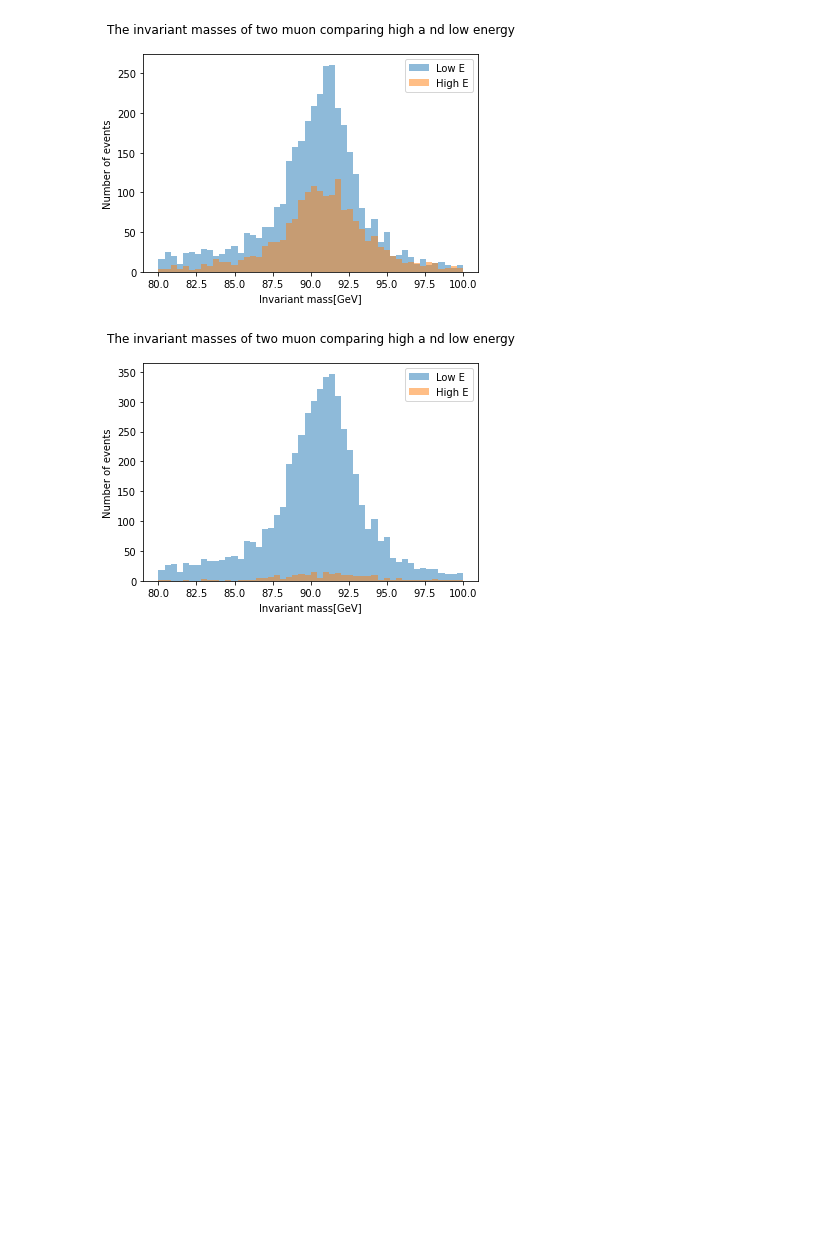
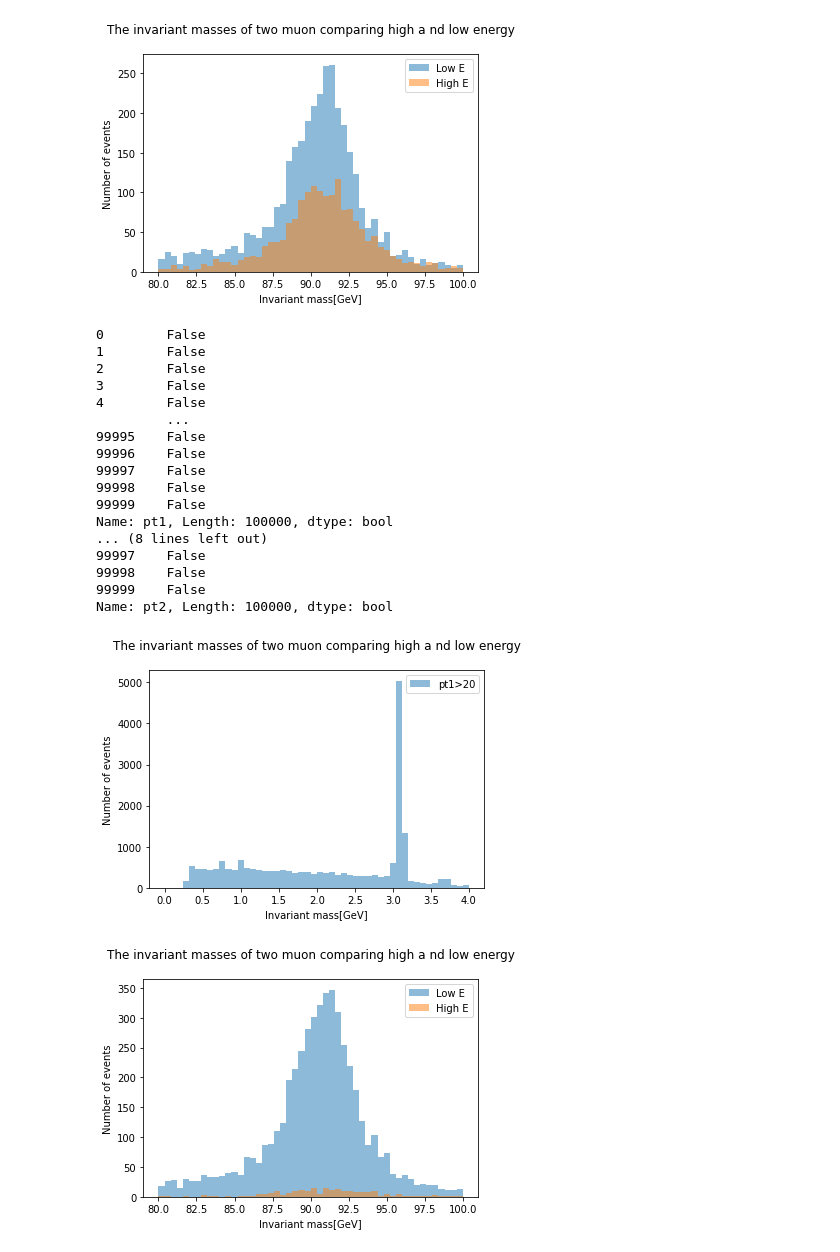
Before and after one commit to goulartsursula/IniciacaoCientifica, a Jupyter notebook: notebooks/plot_dimoun_doublemu.ipynb, the cells around one changed output. Drawn from its saved outputs; the diff is of its cells as text; code cells hidden in the pictures; blank space fills up the shorter version.

```diff
--- a/notebooks/plot_dimoun_doublemu.ipynb
+++ b/notebooks/plot_dimoun_doublemu.ipynb
@@ -48,6 +51,38 @@ plt.legend(loc='upper right')
 plt.show()
 # %% [output]
 [figure]
+# %%
+import numpy as np
+
+print(dataset.pt1>20)
+print(dataset.pt2>20)
+newset = dataset[(dataset.pt1>3) & (dataset.pt2>3) & (np.abs(dataset.eta1)<2.5) & (np.abs(dataset.eta2)<2.5) ]
+
+plt.xlabel('Invariant mass[GeV]')
+plt.ylabel('Number of events')
+plt.title('The invariant masses of two muon comparing high a nd low energy\n')
+plt.hist(newset ['M'], bins=50, range=(0,4), alpha=0.5, label='pt1>20')
+plt.legend(loc='upper right')
+plt.show()
+# %% [output]
+0        False
+1        False
+2        False
+3        False
+4        False
+         ...
+99995    False
+99996    False
+99997    False
+99998    False
+99999    False
+Name: pt1, Length: 100000, dtype: bool
+... (8 lines left out)
+99997    False
+99998    False
+99999    False
+Name: pt2, Length: 100000, dtype: bool
+[figure, added]
 # %%
 newsethighE = dataset[dataset.E1+dataset.E2>300]
 newsetlowE = dataset[dataset.E1+dataset.E2<300]
```
Also changed, not shown: parts of 1 cell of this notebook.
